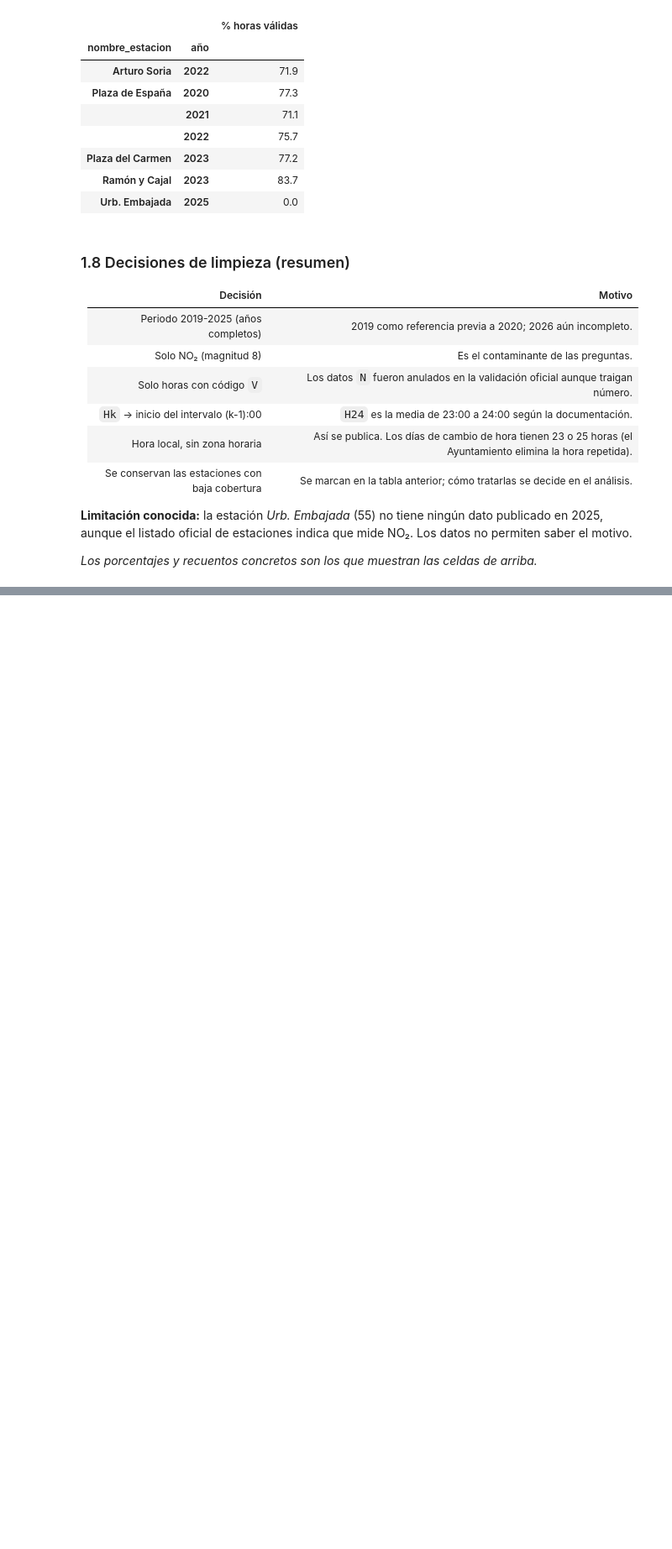
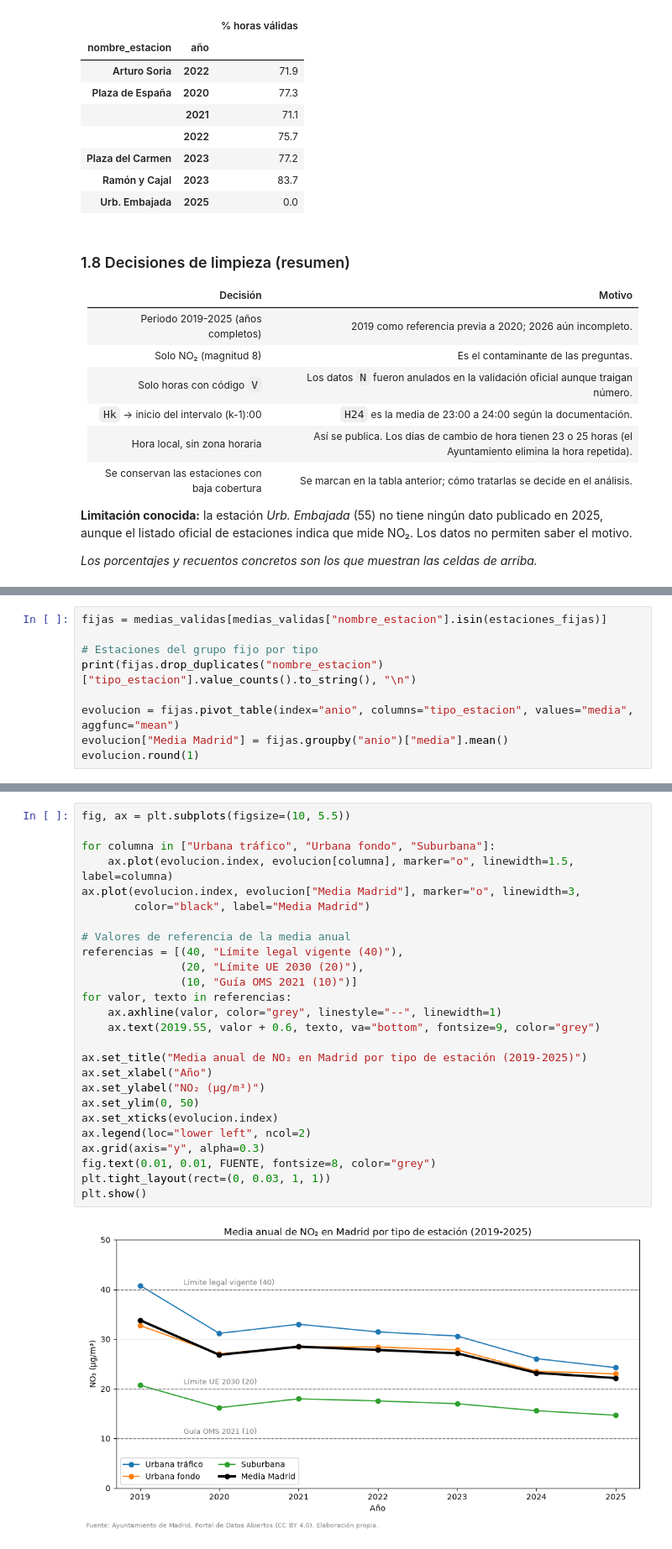
Before and after one commit to funki79/calidad-aire-madrid, a Jupyter notebook: notebooks/analisis.ipynb, the cells around one changed output, grey strips where cells are left out. Shown at 84% size. Cells and saved outputs as stored; diff of their text form; blank space fills up the shorter version.

```diff
--- a/notebooks/analisis.ipynb
+++ b/notebooks/analisis.ipynb
@@ -234,0 +283,9 @@ aunque el listado oficial de estaciones indica que mide NO₂. Los datos no perm
+# %%
+fijas = medias_validas[medias_validas["nombre_estacion"].isin(estaciones_fijas)]
+
+# Estaciones del grupo fijo por tipo
+print(fijas.drop_duplicates("nombre_estacion")["tipo_estacion"].value_counts().to_string(), "\n")
+
+evolucion = fijas.pivot_table(index="anio", columns="tipo_estacion", values="media", aggfunc="mean")
+evolucion["Media Madrid"] = fijas.groupby("anio")["media"].mean()
+evolucion.round(1)
@@ -234,0 +317,28 @@ aunque el listado oficial de estaciones indica que mide NO₂. Los datos no perm
+# %%
+fig, ax = plt.subplots(figsize=(10, 5.5))
+
+for columna in ["Urbana tráfico", "Urbana fondo", "Suburbana"]:
+    ax.plot(evolucion.index, evolucion[columna], marker="o", linewidth=1.5, label=columna)
+ax.plot(evolucion.index, evolucion["Media Madrid"], marker="o", linewidth=3,
+        color="black", label="Media Madrid")
+
+# Valores de referencia de la media anual
+referencias = [(40, "Límite legal vigente (40)"),
+               (20, "Límite UE 2030 (20)"),
+               (10, "Guía OMS 2021 (10)")]
+for valor, texto in referencias:
+    ax.axhline(valor, color="grey", linestyle="--", linewidth=1)
+    ax.text(2019.55, valor + 0.6, texto, va="bottom", fontsize=9, color="grey")
+
+ax.set_title("Media anual de NO₂ en Madrid por tipo de estación (2019-2025)")
+ax.set_xlabel("Año")
+ax.set_ylabel("NO₂ (µg/m³)")
+ax.set_ylim(0, 50)
+ax.set_xticks(evolucion.index)
+ax.legend(loc="lower left", ncol=2)
+ax.grid(axis="y", alpha=0.3)
+fig.text(0.01, 0.01, FUENTE, fontsize=8, color="grey")
+plt.tight_layout(rect=(0, 0.03, 1, 1))
+plt.show()
+# %% [output]
+[figure, added]
```
Also changed, not shown: parts of 6 cells of this notebook.
